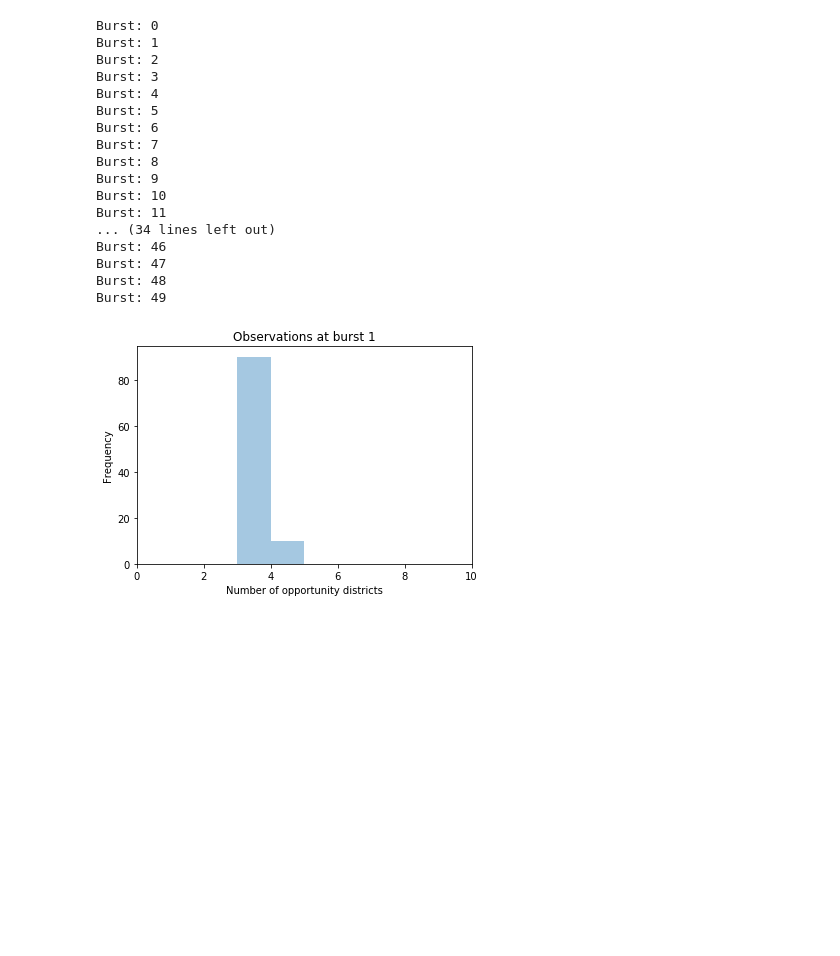
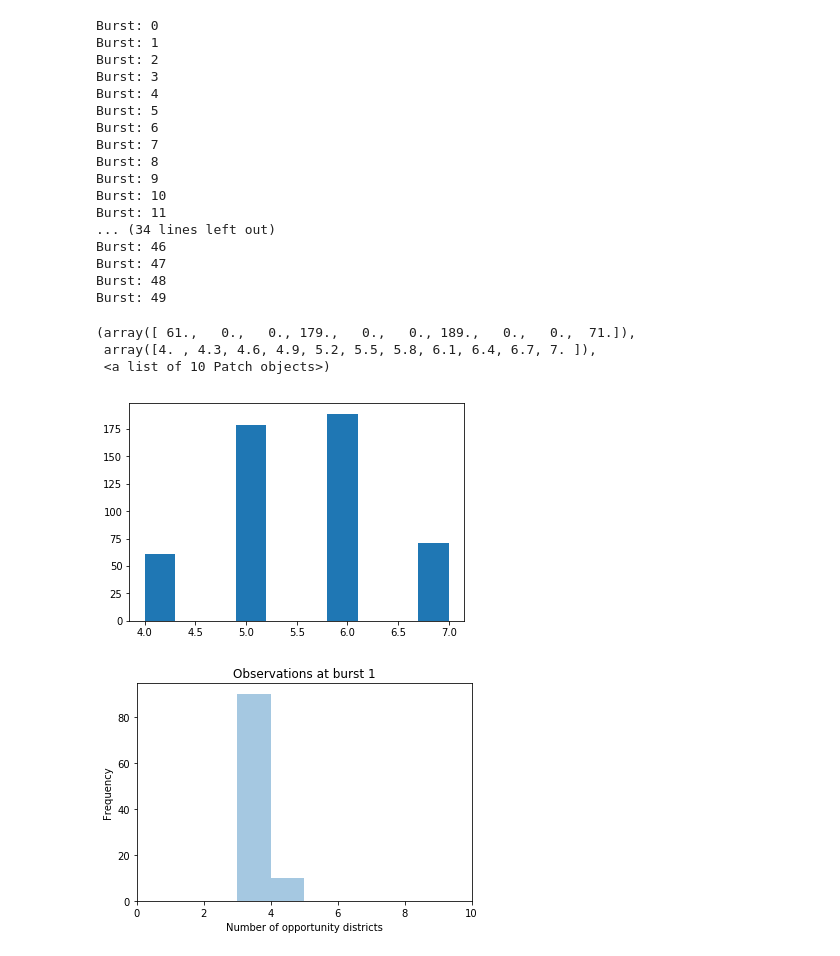
Before and after one commit to vrdi/shortbursts-gingles, a Jupyter notebook: simple_random_walks_and_short_bursts.ipynb, the cells around one changed output. Drawn from its saved outputs; the diff is of its cells as text; code cells hidden in the pictures; blank space fills up the shorter version.

Commit message:
Fixed short burst to track max and added notebook to focus on reprojections and the resulting sample distributions

```diff
--- a/simple_random_walks_and_short_bursts.ipynb
+++ b/simple_random_walks_and_short_bursts.ipynb
@@ -72,23 +72,17 @@ def num_opportunity_dists(part, minority_prec="bvap_prec"):
 # %%
 def short_burst_run(starting_part, score_func, num_bursts=10, num_steps=100, verbose=False,
                     pop="TOT_POP"):
-    max_part = starting_part
+    max_part = (starting_part, num_opportunity_dists(starting_part))
     observed_num_ops = np.zeros((num_bursts, num_steps))
 
     for i in range(num_bursts):
         if verbose: print("Burst:", i)
-        chain = config_markov_chain(max_part, iters=num_steps, epsilon=0.1, pop=pop)
-        burst_parts = []
+        chain = config_markov_chain(max_part[0], iters=num_steps, epsilon=0.1, pop=pop)
 
-        for part in chain:
-            burst_parts.append((part, num_opportunity_dists(part)))
-
-        parts, num_ops = list(zip(*burst_parts))
-
-        observed_num_ops[i] = num_ops
-        max_i = np.argmax(num_ops)
-#         print(num_ops[max_i])
-        max_part = parts[max_i]
+        for j, part in enumerate(chain):
+            part_score = num_opportunity_dists(part)
+            observed_num_ops[i][j] = part_score
+            max_part = (part, part_score) if part_score >= max_part[1] else max_part
 
     return (max_part, observed_num_ops)
 # %% [markdown]
@@ -224,9 +213,9 @@ plt.show()
 ## Run on PA state senate and visualizing results
 # %%
 num_bursts = 50
-num_steps = 100
+num_steps = 10
 # %%
-max_part, observed_num_ops = short_burst_run(PA_seed_3, num_opportunity_dists,
+max_part, observed_num_ops = short_burst_run(enacted_senate, num_opportunity_dists,
                                              num_bursts=num_bursts, num_steps=num_steps)
 # %% [output]
 Burst: 0
@@ -249,3 +241,10 @@ Burst: 49
+# %%
+plt.hist(observed_num_ops.flatten())
+# %% [output]
+(array([ 61.,   0.,   0., 179.,   0.,   0., 189.,   0.,   0.,  71.]),
+ array([4. , 4.3, 4.6, 4.9, 5.2, 5.5, 5.8, 6.1, 6.4, 6.7, 7. ]),
+ <a list of 10 Patch objects>)
+[figure, added]
 # %%
 for i, row in enumerate(observed_num_ops):
     plt.figure()
```
Also changed, not shown: parts of 3 cells of this notebook, 2 other files.
